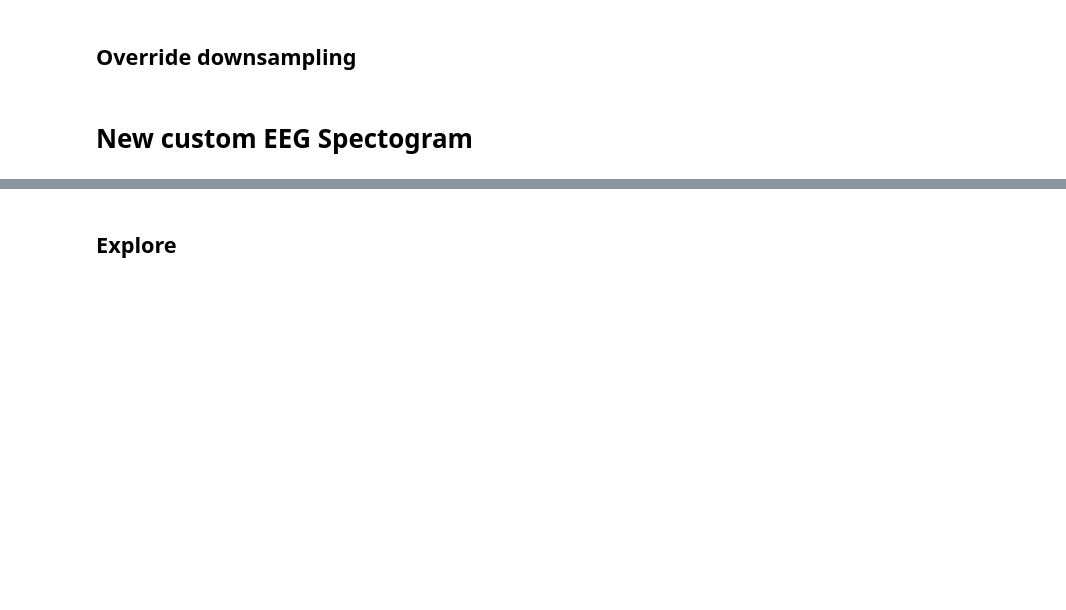
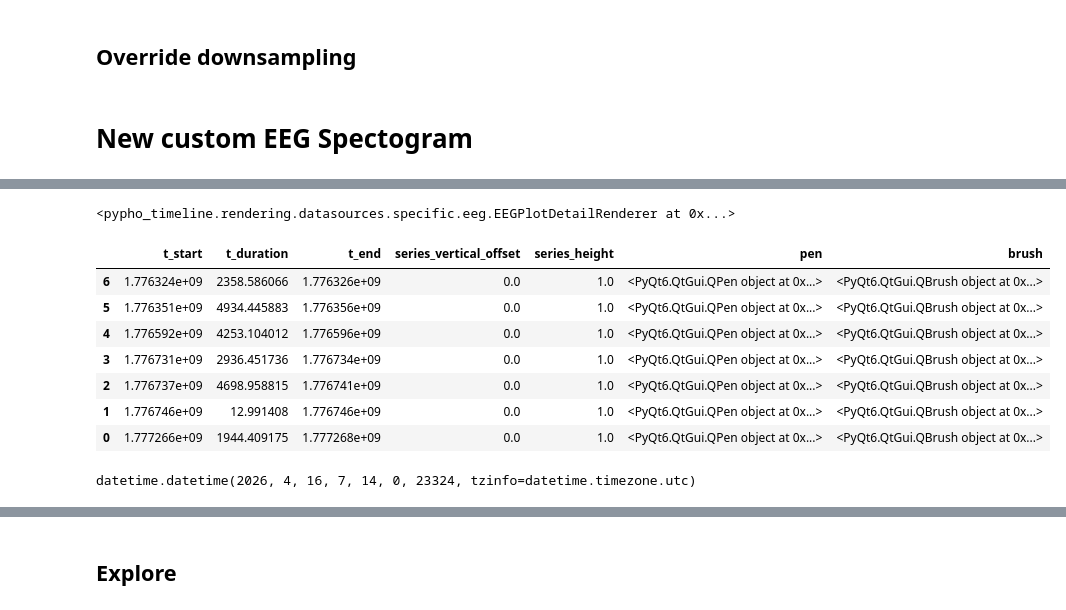
Before and after one commit to PhoPersonalOrg/pyPhoTimeline, a Jupyter notebook: testing_notebook.ipynb, the cells around one changed output, grey strips where cells are left out. Saved outputs shown, nothing was run; the diff lists cells and outputs as text; code cells hidden in the pictures; blank space fills up the shorter version.

```diff
--- a/testing_notebook.ipynb
+++ b/testing_notebook.ipynb
@@ -774,0 +1148,21 @@ a_renderer.update_viewport(x0, x1)
+# %%
+# eeg_overview_intervals_df
+eeg_detail_renderer = eeg_ds.get_detail_renderer()
+eeg_detail_renderer
+# %% [output]
+<pypho_timeline.rendering.datasources.specific.eeg.EEGPlotDetailRenderer at 0x...>
+# %%
+eeg_ds.intervals_df
+# %% [output]
+|  | t_start | t_duration | t_end | series_vertical_offset | series_height | pen | brush |
+| 6 | 1.776324e+09 | 2358.586066 | 1.776326e+09 | 0.0 | 1.0 | <PyQt6.QtGui.QPen object at 0x...> | <PyQt6.QtGui.QBrush object at 0x...> |
+| 5 | 1.776351e+09 | 4934.445883 | 1.776356e+09 | 0.0 | 1.0 | <PyQt6.QtGui.QPen object at 0x...> | <PyQt6.QtGui.QBrush object at 0x...> |
+| 4 | 1.776592e+09 | 4253.104012 | 1.776596e+09 | 0.0 | 1.0 | <PyQt6.QtGui.QPen object at 0x...> | <PyQt6.QtGui.QBrush object at 0x...> |
+| 3 | 1.776731e+09 | 2936.451736 | 1.776734e+09 | 0.0 | 1.0 | <PyQt6.QtGui.QPen object at 0x...> | <PyQt6.QtGui.QBrush object at 0x...> |
+| 2 | 1.776737e+09 | 4698.958815 | 1.776741e+09 | 0.0 | 1.0 | <PyQt6.QtGui.QPen object at 0x...> | <PyQt6.QtGui.QBrush object at 0x...> |
+| 1 | 1.776746e+09 | 12.991408 | 1.776746e+09 | 0.0 | 1.0 | <PyQt6.QtGui.QPen object at 0x...> | <PyQt6.QtGui.QBrush object at 0x...> |
+| 0 | 1.777266e+09 | 1944.409175 | 1.777268e+09 | 0.0 | 1.0 | <PyQt6.QtGui.QPen object at 0x...> | <PyQt6.QtGui.QBrush object at 0x...> |
+# %%
+timeline.total_data_start_time
+# %% [output]
+datetime.datetime(2026, 4, 16, 7, 14, 0, 23324, tzinfo=datetime.timezone.utc)
```
Also changed, not shown: parts of 25 cells of this notebook, 6 other files.
